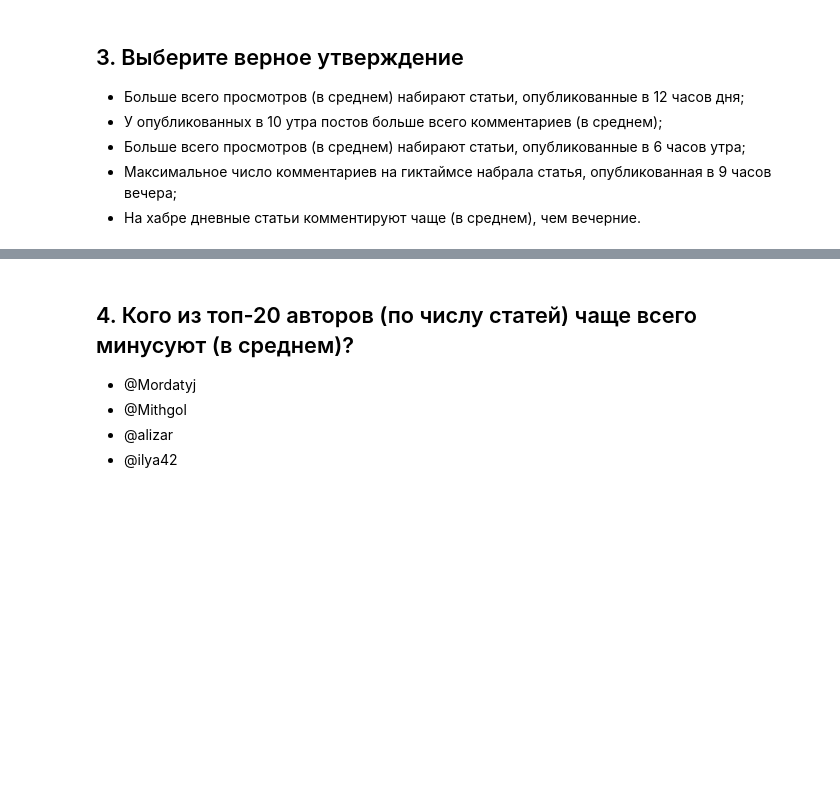
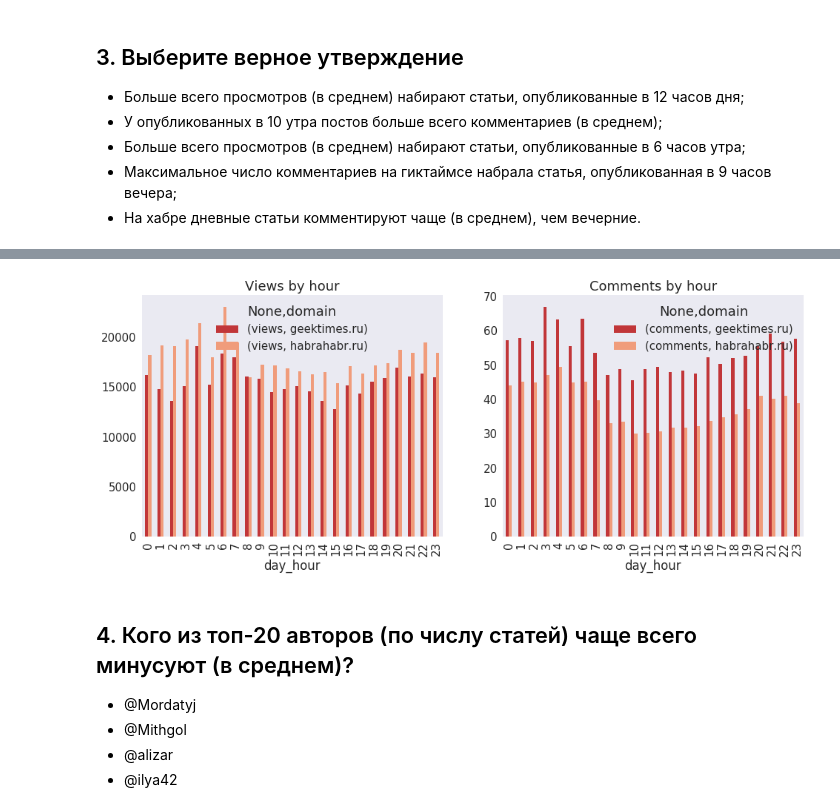
Before and after one commit to millioner/mlcourse_open, a Jupyter notebook: jupyter_notebooks/topic02_visual_analysis/hw2_habr_visual_analysis.ipynb, the cells around one changed output, grey strips where cells are left out. Cells and saved outputs as stored; diff of their text form; code cells hidden in the pictures; blank space fills up the shorter version.

```diff
--- a/jupyter_notebooks/topic02_visual_analysis/hw2_habr_visual_analysis.ipynb
+++ b/jupyter_notebooks/topic02_visual_analysis/hw2_habr_visual_analysis.ipynb
@@ -125,3 +150,15 @@ df['hour'] = [d.hour for d in df.published]
 * Больше всего просмотров  (в среднем) набирают статьи, опубликованные в 6 часов утра;
 * Максимальное число комментариев на гиктаймсе набрала статья, опубликованная в 9 часов вечера;
 * На хабре дневные статьи комментируют чаще  (в среднем), чем вечерние.
+# %%
+import matplotlib.pyplot as plt
+
+df['day_hour'] = [d.hour for d in df.published]
+
+_, axes = plt.subplots(1, 2, figsize=(16,6))
+df.groupby(['day_hour', 'domain'])[['views']].mean().unstack(level=-1).plot(kind='bar', ax=axes[0], title = 'Views by hour')
+df.groupby(['day_hour', 'domain'])[['comments']].mean().unstack(level=-1).plot(kind='bar', ax=axes[1], title = 'Comments by hour')
+# Больше всего просмотров (в среднем) набирают статьи, опубликованные в 6 часов утра;
+geektimes_df = df[df['domain'] == 'geektimes.ru']
+geektimes_df[geektimes_df['comments'] == geektimes_df.comments.max()].published
+# %% [output]
@@ -128,3 +167,4 @@ df['hour'] = [d.hour for d in df.published]
+[figure, added]
 # %% [markdown]
 ## 4\. Кого из топ-20 авторов (по числу статей) чаще всего минусуют (в среднем)?
 
```
Also changed, not shown: parts of 8 cells of this notebook, 1 other file.
